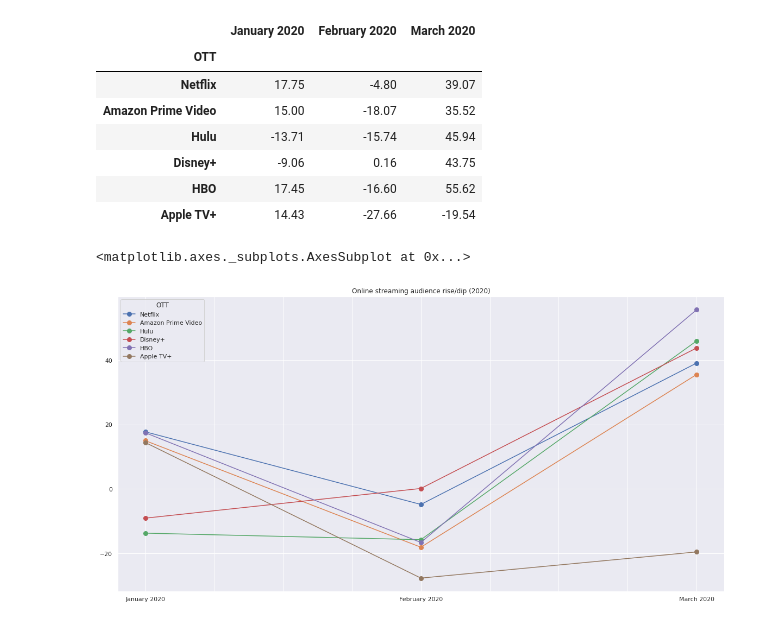
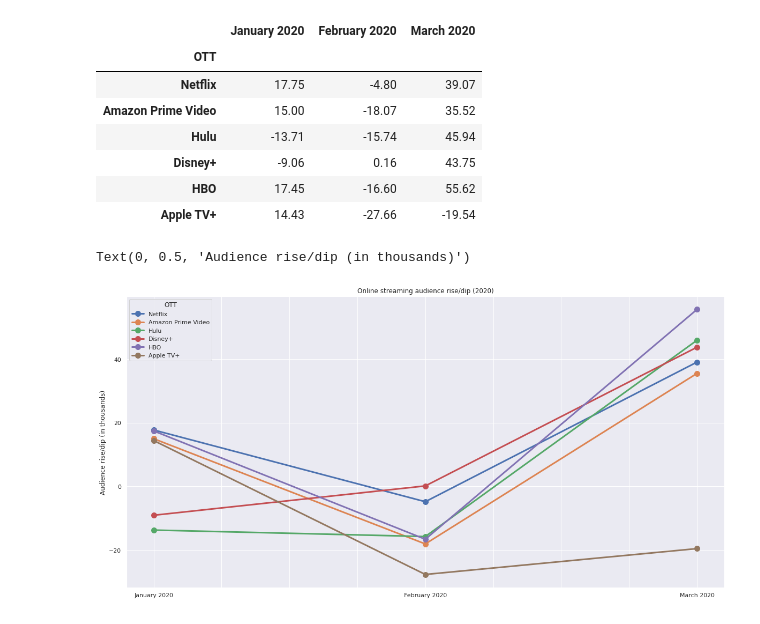
Before and after one commit to newb-dev-1008/CoVID_Entertainment_Impact, a Jupyter notebook: Entertainment_during_CoVID_19.ipynb, the cells around one changed output. Saved outputs shown, nothing was run; the diff lists cells and outputs as text; code cells hidden in the pictures.

```diff
--- a/Entertainment_during_CoVID_19.ipynb
+++ b/Entertainment_during_CoVID_19.ipynb
@@ -741,7 +742,8 @@ ott_audience
 | HBO | 17.45 | -16.60 | 55.62 |
 | Apple TV+ | 14.43 | -27.66 | -19.54 |
 # %%
-ott_audience.T.plot(kind = 'line', marker = 'o', markersize = 8, title = 'Online streaming audience rise/dip (2020)', figsize = [20,10])
+ott_audience.T.plot(kind = 'line', marker = 'o', markersize = 10, linewidth = 3, title = 'Online streaming audience rise/dip (2020)', figsize = [20,10])
+plt.ylabel('Audience rise/dip (in thousands)')
 # %% [output]
-<matplotlib.axes._subplots.AxesSubplot at 0x...>
+Text(0, 0.5, 'Audience rise/dip (in thousands)')
-[figure, old version]
+[figure, new version]
```
Also changed, not shown: parts of 5 cells of this notebook.
